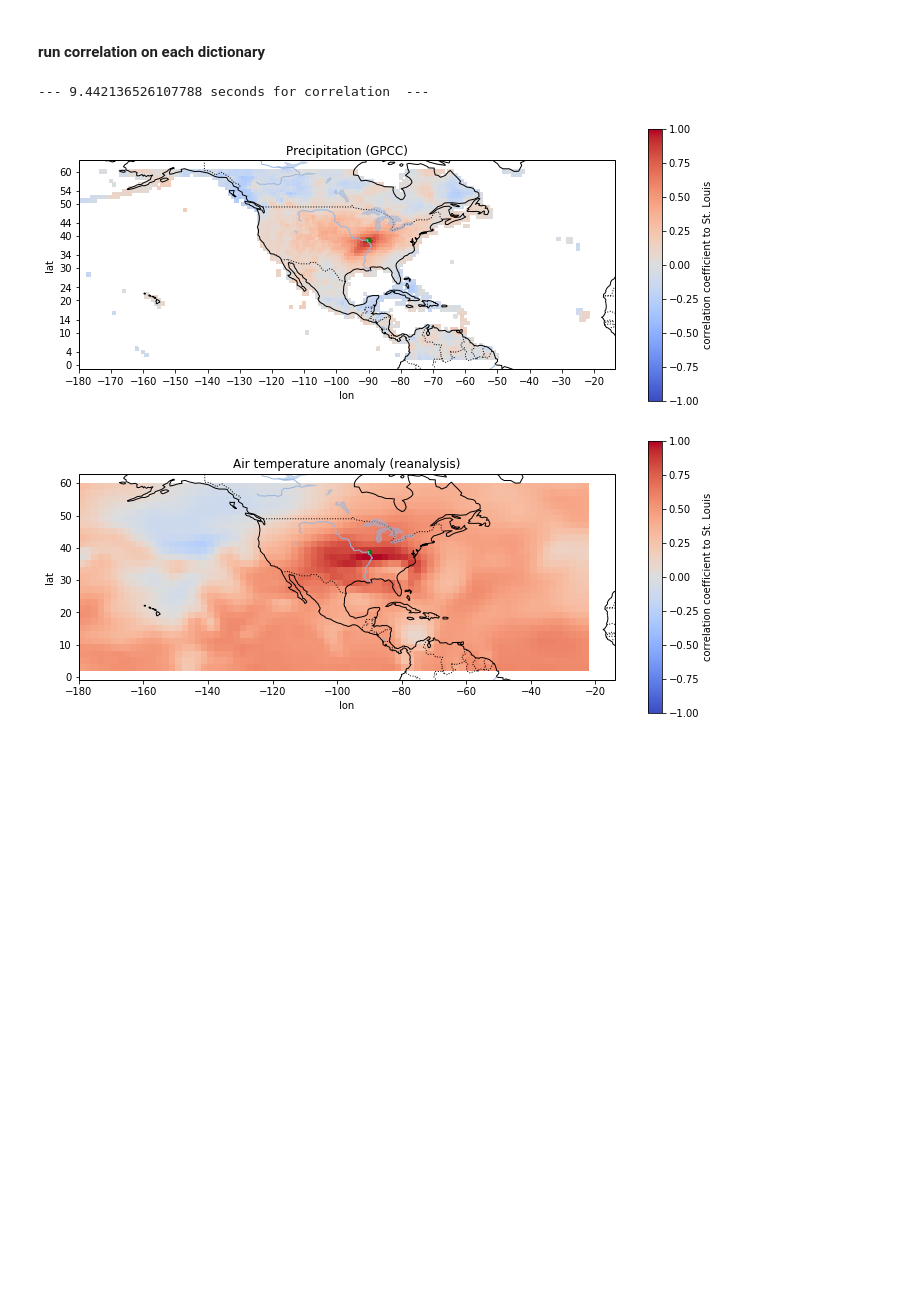
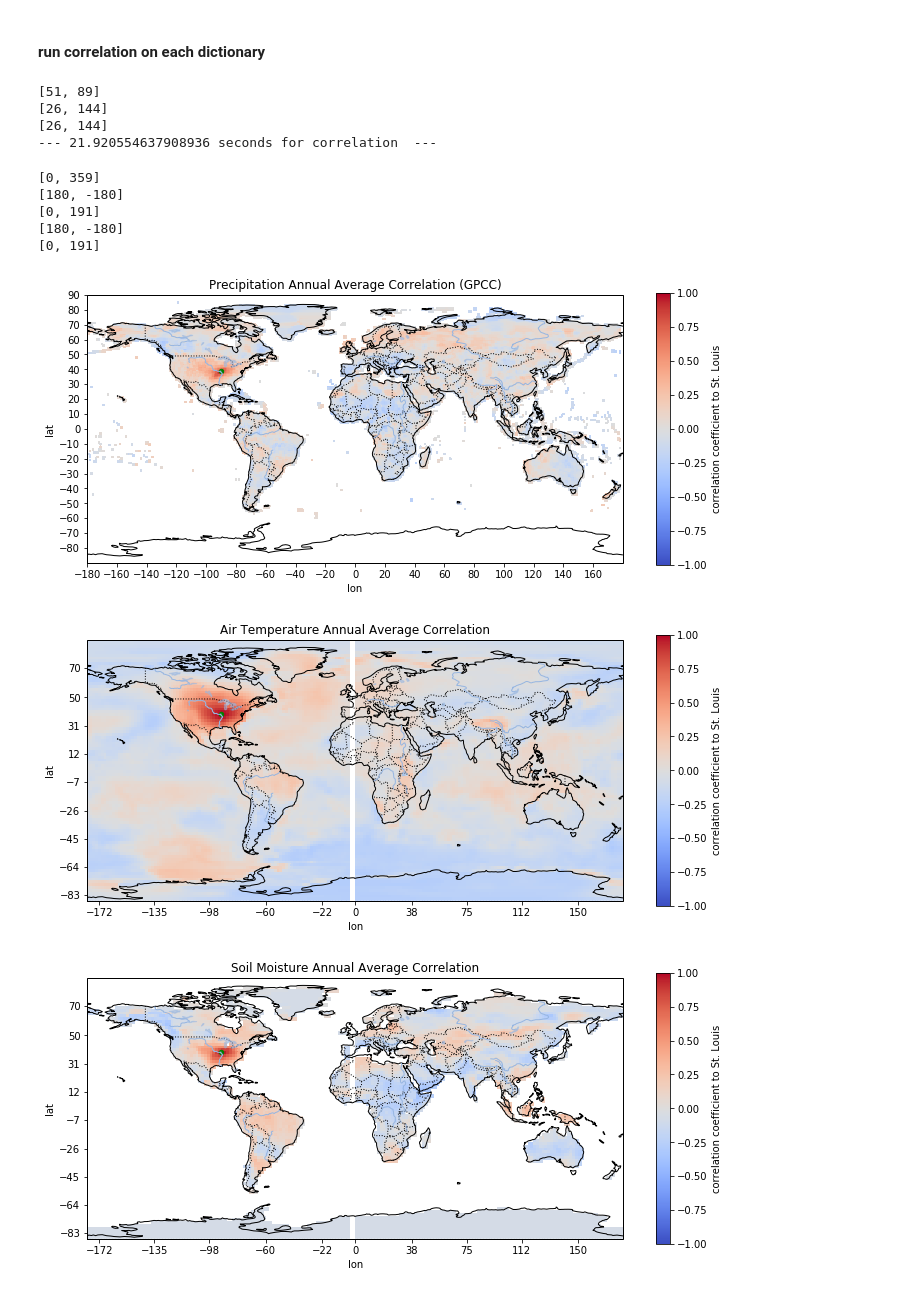
Before and after one commit to b-r-hamilton/miss-atmo, a Jupyter notebook: geo_corr.ipynb, the cells around one changed output. Drawn from its saved outputs; the diff is of its cells as text; code cells hidden in the pictures; blank space fills up the shorter version.

```diff
--- a/geo_corr.ipynb
+++ b/geo_corr.ipynb
@@ -67,6 +86,7 @@ def compress2annual(dp, var):
 
 air_dic = compress2annual(copy.deepcopy(air_dic), 'air')
 pre_dic = compress2annual(copy.deepcopy(pre_dic), 'precip')
+mois_dic = compress2annual(copy.deepcopy(mois_dic), 'soilm')
 # %% [markdown]
 #### geospatial correlation method
 # %%
@@ -84,48 +104,84 @@ def corr_grid(array, poi):
 #### run correlation on each dictionary
 # %%
 start_time = time.time()
-dics = [pre_dic, air_dic]
-name = ['precip', 'air']
+dics = [pre_dic, air_dic, mois_dic]
+name = ['precip', 'air', 'soilm']
 c = []
+
 for i in range(len(dics)):
     d = dics[i]
+
     poi = [em.find_closest_val(st_lou[0], d['lat']), em.find_closest_val(st_lou[1], d['lon'])]
+
+    #conversion
+    if i > 0:
+        if st_lou[1] < 0:
+            poi = [em.find_closest_val(st_lou[0], d['lat']), em.find_closest_val(360 + st_lou[1], d['lon'])]
+        if st_lou[1] > 0:
+            poi = [em.find_closest_val(st_lou[0], d['lat']), em.find_closest_val(st_lou[1], d['lon'])]
+    print(poi)
     c.append(corr_grid(d[name[i]], poi))
+
+
 print("--- %s seconds for correlation  ---" % (time.time() - start_time))
 # %% [output]
---- 9.442136526107788 seconds for correlation  ---
+[51, 89]
+[26, 144]
+[26, 144]
+--- 21.920554637908936 seconds for correlation  ---
 # %%
-import matplotlib.pyplot as plt
-import cartopy
-import cartopy.crs as ccrs
-def plot_corr(dic, array, title, lat_start, lat_end, lon_start, lon_end):
+
+def plot_corr(dic, array, title, lat_start, lat_end, lon_start, lon_end, poi, flipped_axis):
     lat = dic['lat']
     lon = dic['lon']
+
+    old_lon = lon
+    if flipped_axis:
+        lon = [180 - x for x in lon]
+        temp = lon_start
+        lon_start = lon_end
+        lon_end = temp
+
+        #print(lon)
+        print([lon_start, lon_end])
+
+    fig = plt.figure(figsize = (12, 5))
+    fig.patch.set_facecolor('white')
+
+    ax = plt.subplot(projection = ccrs.PlateCarree(central_longitude = 0))
     lat1 = em.find_closest_val(lat_start, lat)
     lat2 = em.find_closest_val(lat_end, lat)
     lon1 = em.find_closest_val(lon_start, lon)
     lon2 = em.find_closest_val(lon_end, lon)
 
-    fig = plt.figure(figsize = (12, 5))
-    fig.patch.set_facecolor('white')
-    ax = plt.subplot(projection = ccrs.PlateCarree())
-
+    print([lon1, lon2])
     ax.coastlines()
     plt.title(title)
     plt.xlabel('lon')
     plt.ylabel('lat')
-    ax.set_xticks(np.round(np.asarray(lon[::10])))
-    ax.set_yticks(np.round(np.asarray(lat[::5])))
-    mesh = plt.pcolormesh(lon[lon1:lon2], lat[lat1:lat2], array[lat1:lat2,lon1:lon2], cmap = 'coolwarm', vmax = 1, vmin = -1)
+
+    ax.set_xticks(np.round(np.asarray(old_lon[lon1:lon2][::20])), crs = ccrs.PlateCarree())
+    ax.set_yticks(np.round(np.asarray(lat[lat1:lat2][::10])), crs = ccrs.PlateCarree())
+
+    mesh = plt.pcolormesh(old_lon[lon1:lon2], lat[lat1:lat2], array[lat1:lat2,lon1:lon2], cmap = 'coolwarm', vmax = 1, vmin = -1)
     cbar = plt.colorbar(mesh)
-    plt.scatter(st_lou[1], st_lou[0], color = 'green', s = 20)
+    plt.scatter(poi[1], poi[0], color = 'green', s = 20, transform=ccrs.PlateCarree())
     cbar.set_label('correlation coefficient to St. Louis')
     ax.add_feature(cartopy.feature.BORDERS, linestyle=':')
     ax.add_feature(cartopy.feature.LAKES, alpha=0.5)
     ax.add_feature(cartopy.feature.RIVERS)
 
-plot_corr(pre_dic, c[0], 'Precipitation (GPCC)', lat_start, lat_end, lon_start, lon_end)
-plot_corr(air_dic, c[1], 'Air temperature anomaly (reanalysis)', lat_start, lat_end,lon_start, lon_end)
+
+
+plot_corr(pre_dic, c[0], 'Precipitation Annual Average Correlation (GPCC)', lat_start, lat_end, lon_start, lon_end, copy.copy(st_lou), False)
+plot_corr(air_dic, c[1], 'Air Temperature Annual Average Correlation', lat_start, lat_end,lon_start, lon_end, copy.copy(st_lou), True)
+plot_corr(mois_dic, c[2], 'Soil Moisture Annual Average Correlation', lat_start, lat_end, lon_start, lon_end, copy.copy(st_lou), True)
 # %% [output]
+[0, 359]
+[180, -180]
+[0, 191]
+[180, -180]
+[0, 191]
-[figure, old version]
+[figure, new version]
-[figure, old version]
+[figure, new version]
+[figure, added]
```
Also changed, not shown: parts of 8 cells of this notebook, 9 other files.
